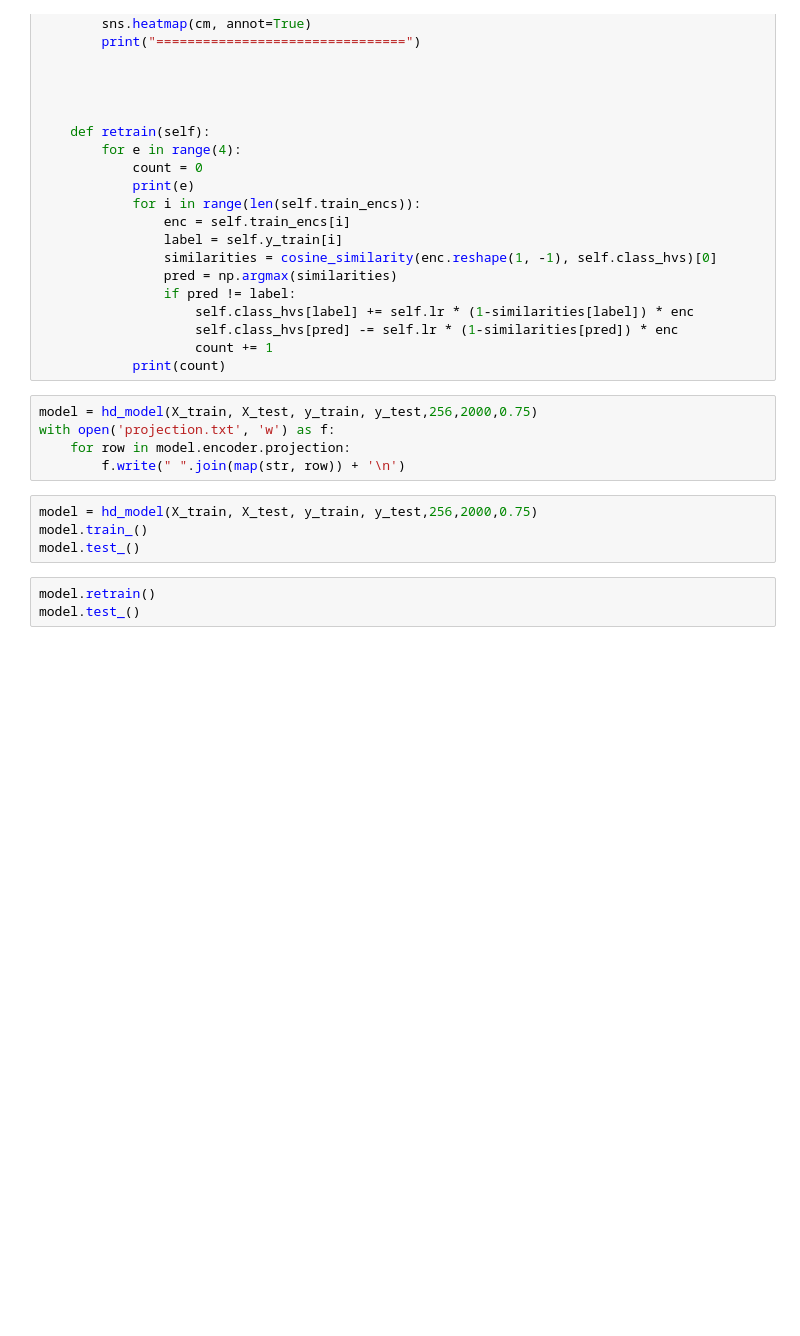
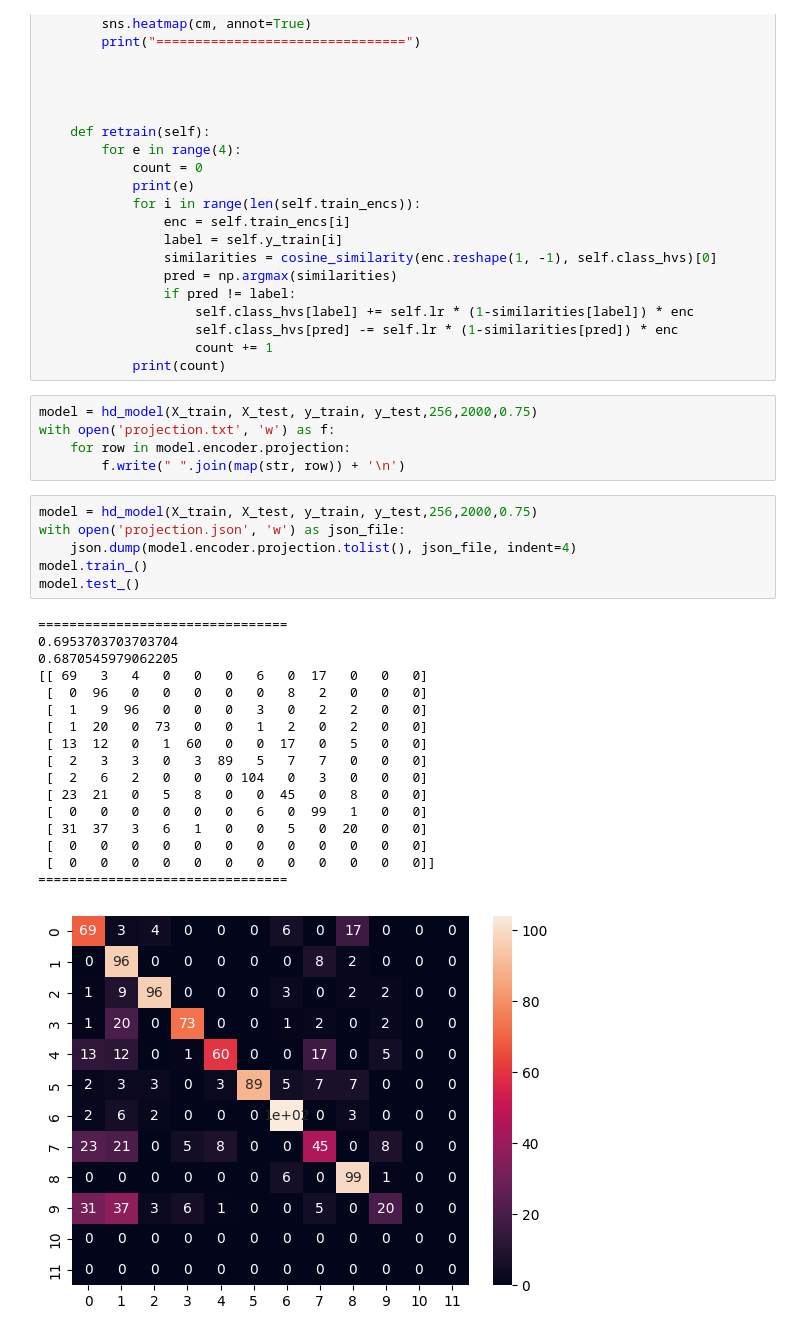
Before and after one commit to RunnnnWang/mbed-HD, a Jupyter notebook: HD_10.ipynb, the cells around one changed output. Saved outputs shown, nothing was run; the diff lists cells and outputs as text; blank space fills up the shorter version.

Commit message:
dump linear projection

```diff
--- a/HD_10.ipynb
+++ b/HD_10.ipynb
@@ -245,8 +253,25 @@ with open('projection.txt', 'w') as f:
         f.write(" ".join(map(str, row)) + '\n')
 # %%
 model = hd_model(X_train, X_test, y_train, y_test,256,2000,0.75)
+with open('projection.json', 'w') as json_file:
+    json.dump(model.encoder.projection.tolist(), json_file, indent=4)
 model.train_()
 model.test_()
+# %% [output]
+================================
+0.6953703703703704
+0.6870545979062205
+[[ 69   3   4   0   0   0   6   0  17   0   0   0]
+ [  0  96   0   0   0   0   0   8   2   0   0   0]
+ [  1   9  96   0   0   0   3   0   2   2   0   0]
+ [  1  20   0  73   0   0   1   2   0   2   0   0]
+ [ 13  12   0   1  60   0   0  17   0   5   0   0]
+ [  2   3   3   0   3  89   5   7   7   0   0   0]
+ [  2   6   2   0   0   0 104   0   3   0   0   0]
+ [ 23  21   0   5   8   0   0  45   0   8   0   0]
+ [  0   0   0   0   0   0   6   0  99   1   0   0]
+ [ 31  37   3   6   1   0   0   5   0  20   0   0]
+ [  0   0   0   0   0   0   0   0   0   0   0   0]
+ [  0   0   0   0   0   0   0   0   0   0   0   0]]
+================================
+[figure, added]
-# %%
-model.retrain()
-model.test_()
```
Also changed, not shown: parts of 3 cells of this notebook, 3 other files.
